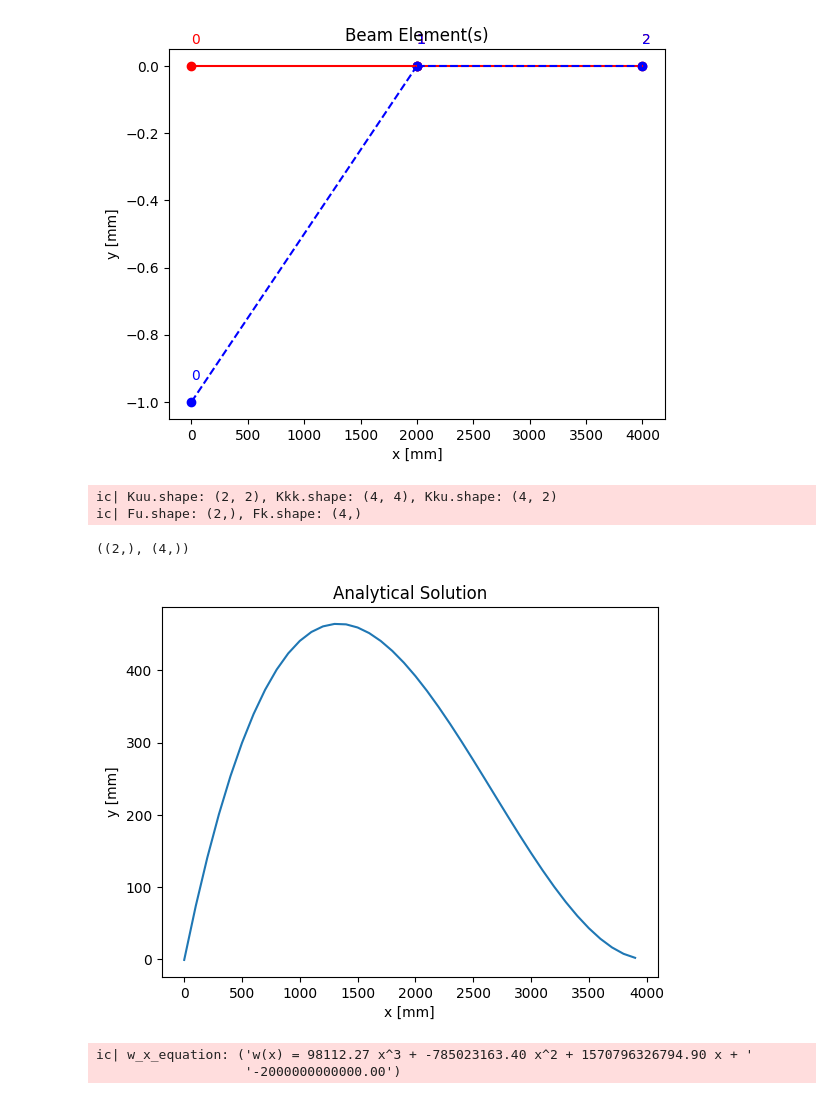
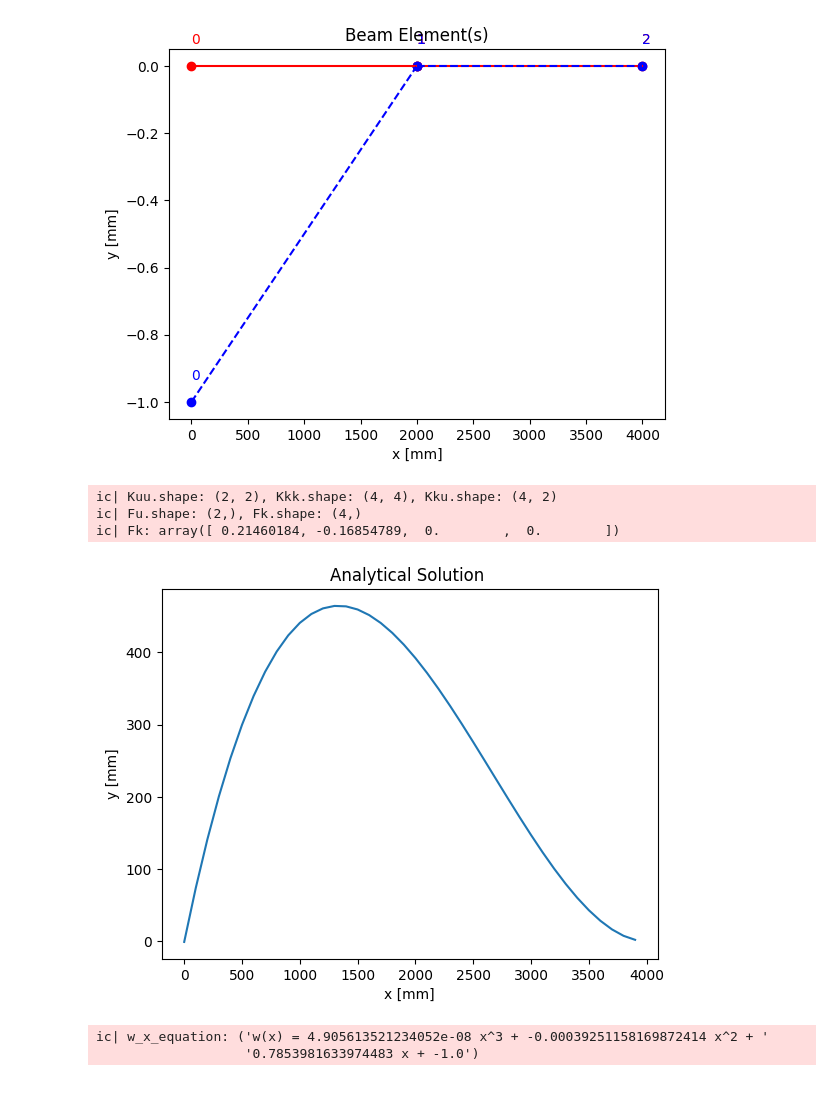
Before and after one commit to efekaanefe/ME413-Finite-Element-Method, a Jupyter notebook: Beam2D.ipynb, the cells around one changed output. Saved outputs shown, nothing was run; the diff lists cells and outputs as text; code cells hidden in the pictures.

```diff
--- a/Beam2D.ipynb
+++ b/Beam2D.ipynb
@@ -339,9 +339,8 @@ plotter.plot_system()
 # %% [output]
 [figure]
 # %%
-solver.known_global_indeces, solver.unknown_global_indeces
-
-solver.Kuu, solver.Fu, solver.K_global, solver.F_global
+# solver.known_global_indeces, solver.unknown_global_indeces
+# solver.Kuu, solver.Fu, solver.K_global, solver.F_global
 
 K_global = solver.K_global; F_global = solver.F_global
 known_global_indeces = solver.known_global_indeces
@@ -356,30 +355,35 @@ _ = print(Kuu.shape, Kkk.shape, Kku.shape)
 Fu = np.delete(F_global, known_global_indeces)
 Fk = np.delete(F_global, unknown_global_indeces)
 _ = print(Fu.shape, Fk.shape)
+
+Dk = np.array([-1, np.pi/4, 0, 0])
+
+Fk = Kkk @ Dk
+_ = print(Fk)
 # %% [output]
 ic| Kuu.shape: (2, 2), Kkk.shape: (4, 4), Kku.shape: (4, 2)
 ic| Fu.shape: (2,), Fk.shape: (4,)
+ic| Fk: array([ 0.21460184, -0.16854789,  0.        ,  0.        ])
-((2,), (4,))
 # %%
 # Q1-a
 C3 = np.pi/4*E*I
 C4 = -E*I
 
 A = [[1/6*L**3, 1/2*L**2], [1/2*L**2, L]]
 b = [-C3*L-C4, -C3]
 C1, C2 = np.linalg.solve(A,b)
 
 x = np.arange(0,L,100)
 w_x = 1/(E*I) * (1/6*C1*x**3 + 1/2*C2*x**2 + C3*x + C4) # deflections
 
-plt.title("Analytical Solution")
+plt.title("Analytical Solution ")
 plt.xlabel("x [mm]")
 plt.ylabel("y [mm]")
 plt.plot(x,w_x)
 plt.show()
-w_x_equation = f"w(x) = {1/6*C1:.2f} x^3 + {1/2*C2:.2f} x^2 + {C3:.2f} x + {C4:.2f}"
+w_x_equation = f"w(x) = { 1/(E*I) *1/6*C1} x^3 + { 1/(E*I) *1/2*C2} x^2 + { 1/(E*I) *C3} x + { 1/(E*I) *C4}"
 _ = print(w_x_equation)
 # %% [output]
-[figure, old version]
+[figure, new version]
-ic| w_x_equation: ('w(x) = 98112.27 x^3 + -785023163.40 x^2 + 1570796326794.90 x + '
-                   '-2000000000000.00')
+ic| w_x_equation: ('w(x) = 4.905613521234052e-08 x^3 + -0.00039251158169872414 x^2 + '
+                   '0.7853981633974483 x + -1.0')
```
Also changed, not shown: parts of 2 cells of this notebook.
